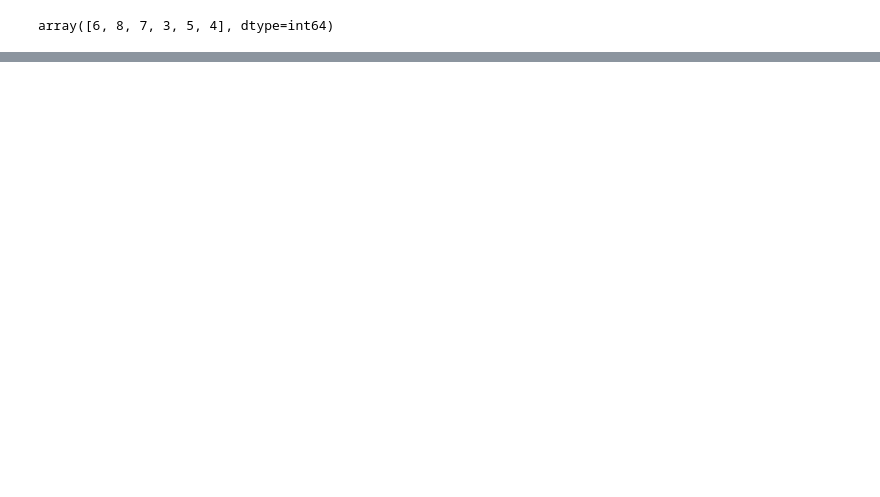
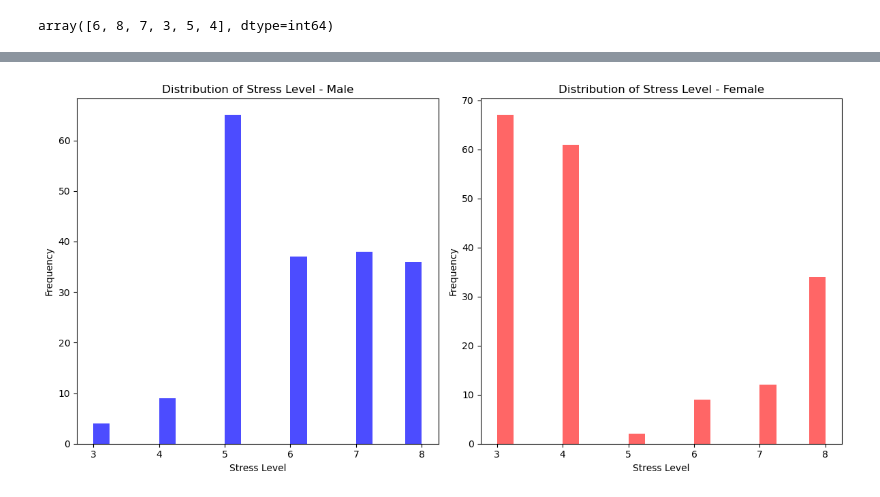
Before and after one commit to rfe123/umn_data_project_001, a Jupyter notebook: src/sleep.ipynb, the cells around one changed output, grey strips where cells are left out. Drawn from its saved outputs; the diff is of its cells as text; code cells hidden in the pictures; blank space fills up the shorter version.

```diff
--- a/src/sleep.ipynb
+++ b/src/sleep.ipynb
@@ -174,0 +310,24 @@ plt.show()
+# %%
+# Create subplots for side-by-side histograms
+fig, axs = plt.subplots(1, 2, figsize=(12, 6))
+
+# Histogram for Stress Level - Male
+axs[0].hist(male_df['Stress Level'], bins=20, alpha=0.7, color='blue')
+axs[0].set_xlabel('Stress Level')
+axs[0].set_ylabel('Frequency')
+axs[0].set_title('Distribution of Stress Level - Male')
+
+# Histogram for Stress Level - Female
+axs[1].hist(female_df['Stress Level'], bins=20, alpha=0.6, color='red')
+axs[1].set_xlabel('Stress Level')
+axs[1].set_ylabel('Frequency')
+axs[1].set_title('Distribution of Stress Level - Female')
+
+# Adjust layout
+plt.tight_layout()
+
+# Save image
+plt.savefig('../Images/stress_level_frequency.png')
+plt.show()
+# %% [output]
+[figure, added]
```
Also changed, not shown: parts of 14 cells of this notebook, 5 other files.
